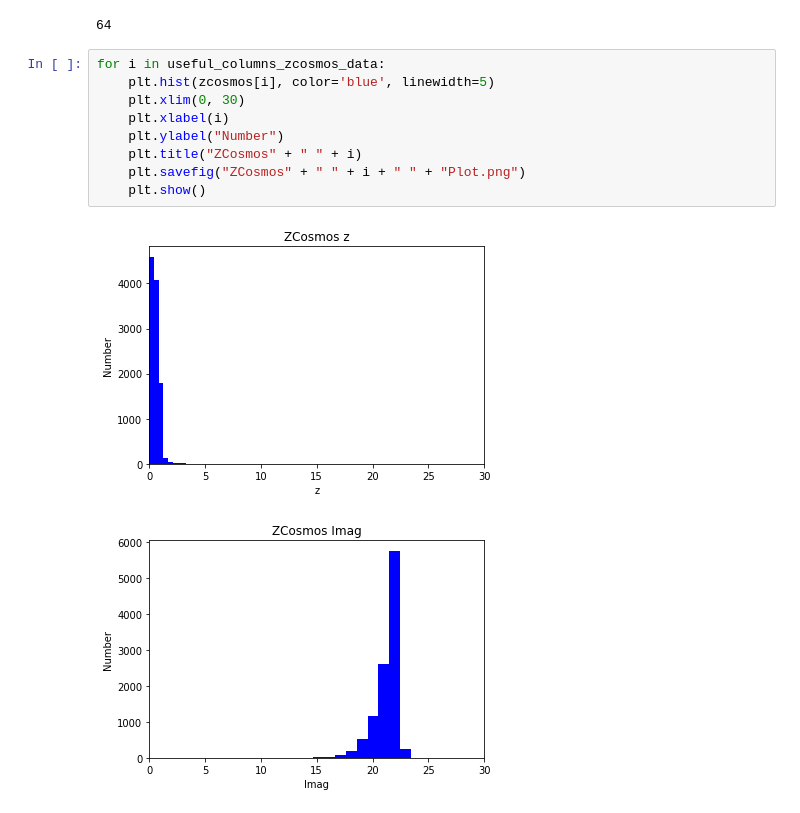
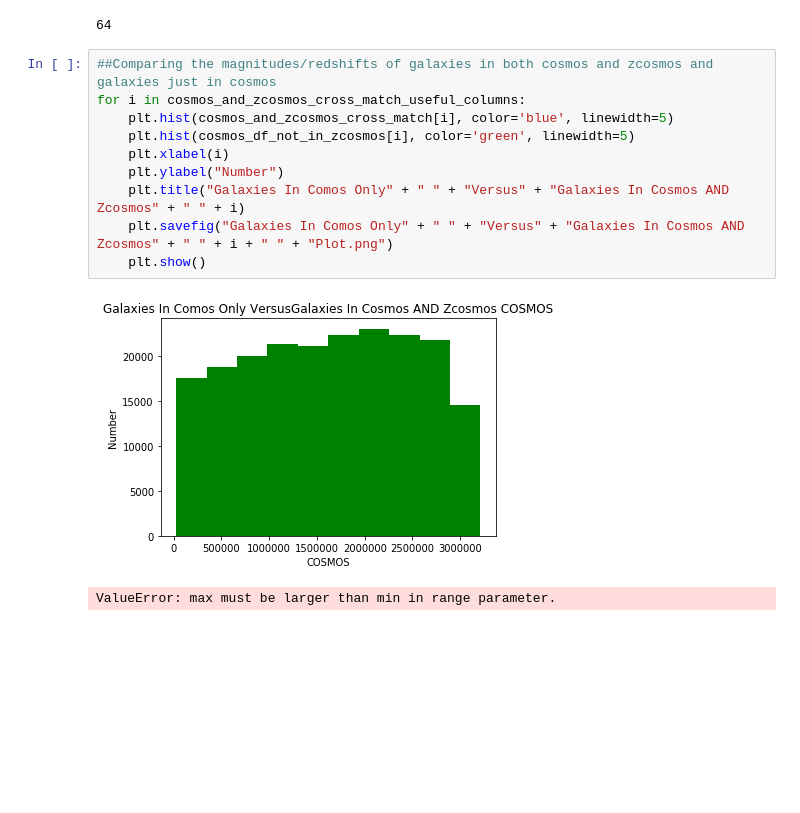
Before and after one commit to lialubit/Redshift, a Jupyter notebook: redshift.ipynb, the cells around one changed output. Cells and saved outputs as stored; diff of their text form; blank space fills up the shorter version.

```diff
--- a/redshift.ipynb
+++ b/redshift.ipynb
@@ -215,14 +234,15 @@ print(len(zcosmos_df_in_cosmos))
 # %% [output]
 64
 # %%
-for i in useful_columns_zcosmos_data:
-    plt.hist(zcosmos[i], color='blue', linewidth=5)
-    plt.xlim(0, 30)
+##Comparing the magnitudes/redshifts of galaxies in both cosmos and zcosmos and galaxies just in cosmos
+for i in cosmos_and_zcosmos_cross_match_useful_columns:
+    plt.hist(cosmos_and_zcosmos_cross_match[i], color='blue', linewidth=5)
+    plt.hist(cosmos_df_not_in_zcosmos[i], color='green', linewidth=5)
     plt.xlabel(i)
     plt.ylabel("Number")
-    plt.title("ZCosmos" + " " + i)
-    plt.savefig("ZCosmos" + " " + i + " " + "Plot.png")
+    plt.title("Galaxies In Comos Only" + " " + "Versus" + "Galaxies In Cosmos AND Zcosmos" + " " + i)
+    plt.savefig("Galaxies In Comos Only" + " " + "Versus" + "Galaxies In Cosmos AND Zcosmos" + " " + i + " " + "Plot.png")
     plt.show()
 # %% [output]
-[figure, old version]
+[figure, new version]
-[figure, removed]
+ValueError: max must be larger than min in range parameter.
```
Also changed, not shown: parts of 1 cell of this notebook.
